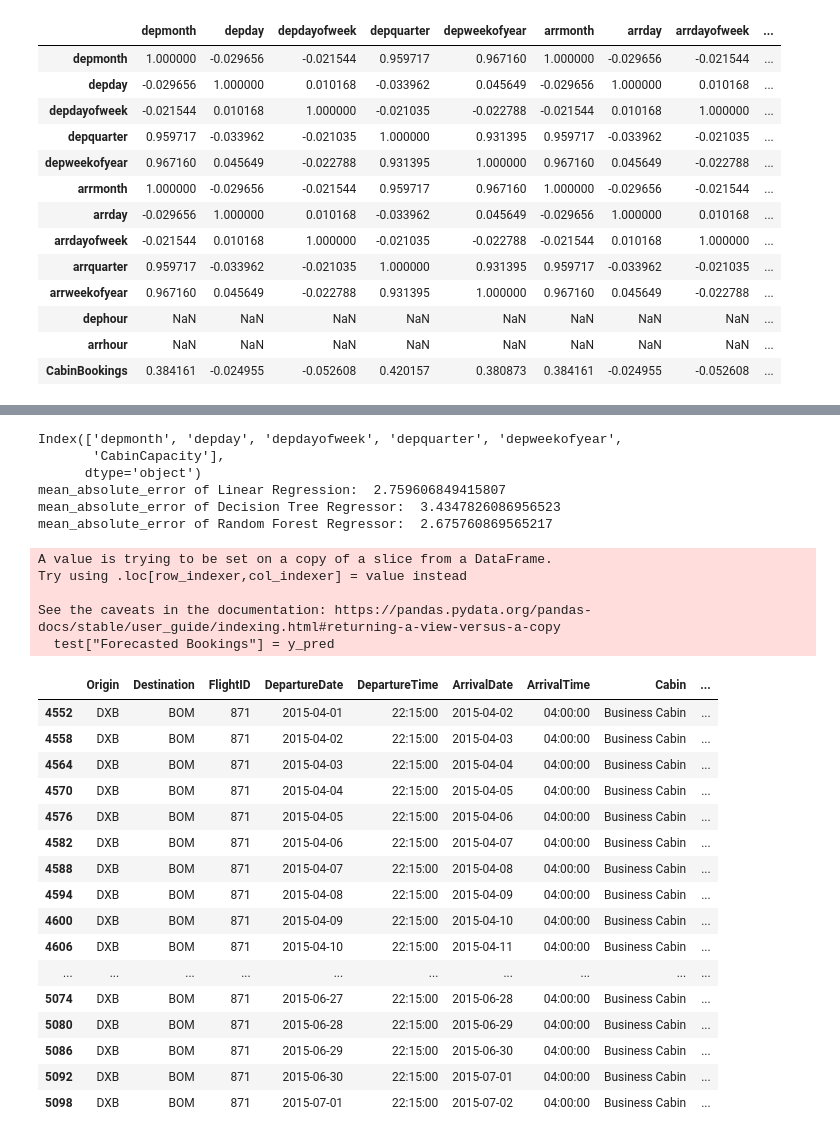
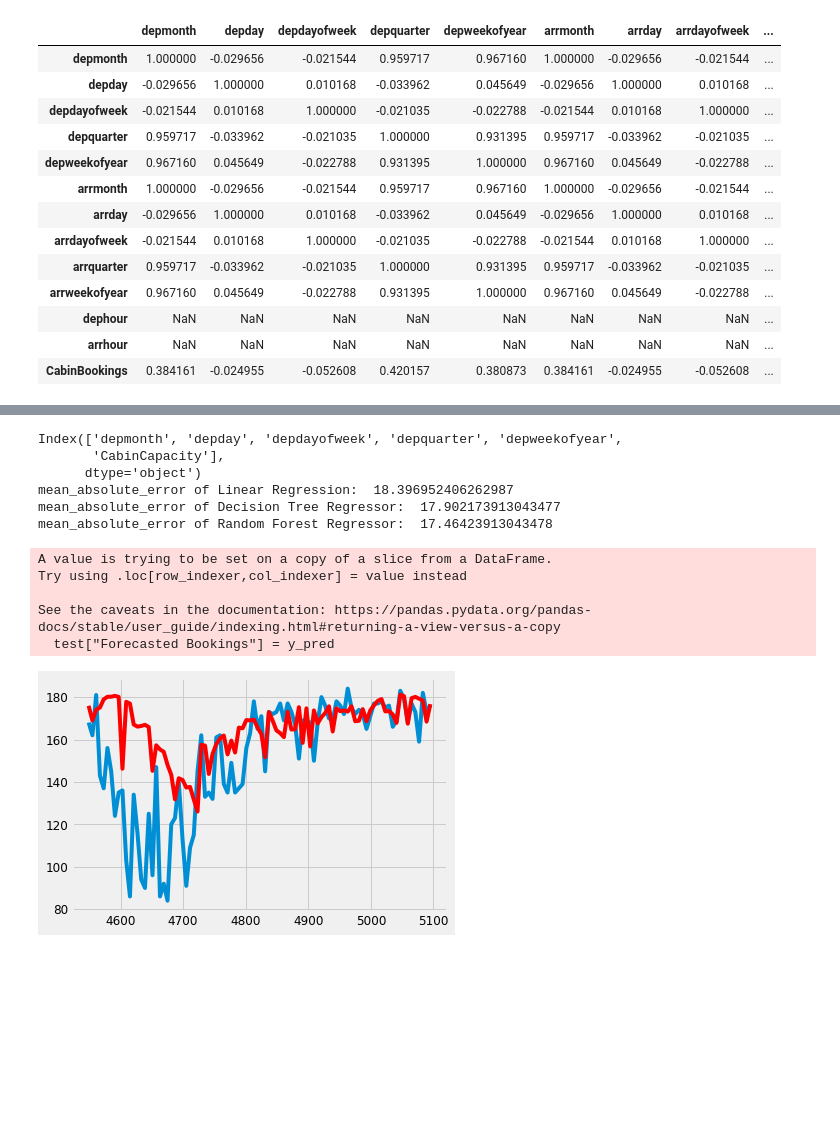
Before and after one commit to mychandru024/Airline-Booking-Forecast, a Jupyter notebook: Airline booking forecast.ipynb, the cells around one changed output, grey strips where cells are left out. Saved outputs shown, nothing was run; the diff lists cells and outputs as text; code cells hidden in the pictures; blank space fills up the shorter version.

```diff
--- a/Airline booking forecast.ipynb
+++ b/Airline booking forecast.ipynb
@@ -342,11 +393,6 @@ train.corr()
 | arrhour | NaN | NaN | NaN | NaN | NaN | NaN | NaN | NaN | ... |
 | CabinBookings | 0.384161 | -0.024955 | -0.052608 | 0.420157 | 0.380873 | 0.384161 | -0.024955 | -0.052608 | ... |
 # %%
-from sklearn.ensemble import RandomForestRegressor
-from sklearn.tree import DecisionTreeRegressor
-from sklearn.linear_model import LinearRegression
-from sklearn.metrics import mean_absolute_error
-
 def build_models(df):
 
     train = df[df["DepartureDate"] < split_date]
@@ -385,6 +431,9 @@ def build_models(df):
     #print(df_)
 
     test["Forecasted Bookings"] = y_pred
+    plt.plot(test["CabinBookings"])
+    plt.plot(test["Forecasted Bookings"], color='red')
+    plt.show()
     return test
 # %%
 res = build_models(df_697_eco)
@@ -714,31 +486,15 @@ See the caveats in the documentation: https://pandas.pydata.org/pandas-docs/stab
-# %%
-build_models(df_871_bus)
-# %% [output]
-Index(['depmonth', 'depday', 'depdayofweek', 'depquarter', 'depweekofyear',
-       'CabinCapacity'],
-      dtype='object')
-mean_absolute_error of Linear Regression:  2.759606849415807
-mean_absolute_error of Decision Tree Regressor:  3.4347826086956523
-mean_absolute_error of Random Forest Regressor:  2.675760869565217
-A value is trying to be set on a copy of a slice from a DataFrame.
-Try using .loc[row_indexer,col_indexer] = value instead
-
-See the caveats in the documentation: https://pandas.pydata.org/pandas-docs/stable/user_guide/indexing.html#returning-a-view-versus-a-copy
-  test["Forecasted Bookings"] = y_pred
-|  | Origin | Destination | FlightID | DepartureDate | DepartureTime | ArrivalDate | ArrivalTime | Cabin | ... |
-| 4552 | DXB | BOM | 871 | 2015-04-01 | 22:15:00 | 2015-04-02 | 04:00:00 | Business Cabin | ... |
-| 4558 | DXB | BOM | 871 | 2015-04-02 | 22:15:00 | 2015-04-03 | 04:00:00 | Business Cabin | ... |
-| 4564 | DXB | BOM | 871 | 2015-04-03 | 22:15:00 | 2015-04-04 | 04:00:00 | Business Cabin | ... |
-| 4570 | DXB | BOM | 871 | 2015-04-04 | 22:15:00 | 2015-04-05 | 04:00:00 | Business Cabin | ... |
-| 4576 | DXB | BOM | 871 | 2015-04-05 | 22:15:00 | 2015-04-06 | 04:00:00 | Business Cabin | ... |
-| 4582 | DXB | BOM | 871 | 2015-04-06 | 22:15:00 | 2015-04-07 | 04:00:00 | Business Cabin | ... |
-| 4588 | DXB | BOM | 871 | 2015-04-07 | 22:15:00 | 2015-04-08 | 04:00:00 | Business Cabin | ... |
-| 4594 | DXB | BOM | 871 | 2015-04-08 | 22:15:00 | 2015-04-09 | 04:00:00 | Business Cabin | ... |
-| 4600 | DXB | BOM | 871 | 2015-04-09 | 22:15:00 | 2015-04-10 | 04:00:00 | Business Cabin | ... |
-| 4606 | DXB | BOM | 871 | 2015-04-10 | 22:15:00 | 2015-04-11 | 04:00:00 | Business Cabin | ... |
-| ... | ... | ... | ... | ... | ... | ... | ... | ... | ... |
-| 5074 | DXB | BOM | 871 | 2015-06-27 | 22:15:00 | 2015-06-28 | 04:00:00 | Business Cabin | ... |
-| 5080 | DXB | BOM | 871 | 2015-06-28 | 22:15:00 | 2015-06-29 | 04:00:00 | Business Cabin | ... |
-| 5086 | DXB | BOM | 871 | 2015-06-29 | 22:15:00 | 2015-06-30 | 04:00:00 | Business Cabin | ... |
-| 5092 | DXB | BOM | 871 | 2015-06-30 | 22:15:00 | 2015-07-01 | 04:00:00 | Business Cabin | ... |
-| 5098 | DXB | BOM | 871 | 2015-07-01 | 22:15:00 | 2015-07-02 | 04:00:00 | Business Cabin | ... |
+# %%
+res = build_models(df_698_eco)
+# %% [output]
+Index(['depmonth', 'depday', 'depdayofweek', 'depquarter', 'depweekofyear',
+       'CabinCapacity'],
+      dtype='object')
+mean_absolute_error of Linear Regression:  18.396952406262987
+mean_absolute_error of Decision Tree Regressor:  17.902173913043477
+mean_absolute_error of Random Forest Regressor:  17.46423913043478
+A value is trying to be set on a copy of a slice from a DataFrame.
+Try using .loc[row_indexer,col_indexer] = value instead
+
+See the caveats in the documentation: https://pandas.pydata.org/pandas-docs/stable/user_guide/indexing.html#returning-a-view-versus-a-copy
+  test["Forecasted Bookings"] = y_pred
+[figure, added]
```
Also changed, not shown: parts of 24 cells of this notebook, 1 other file.
